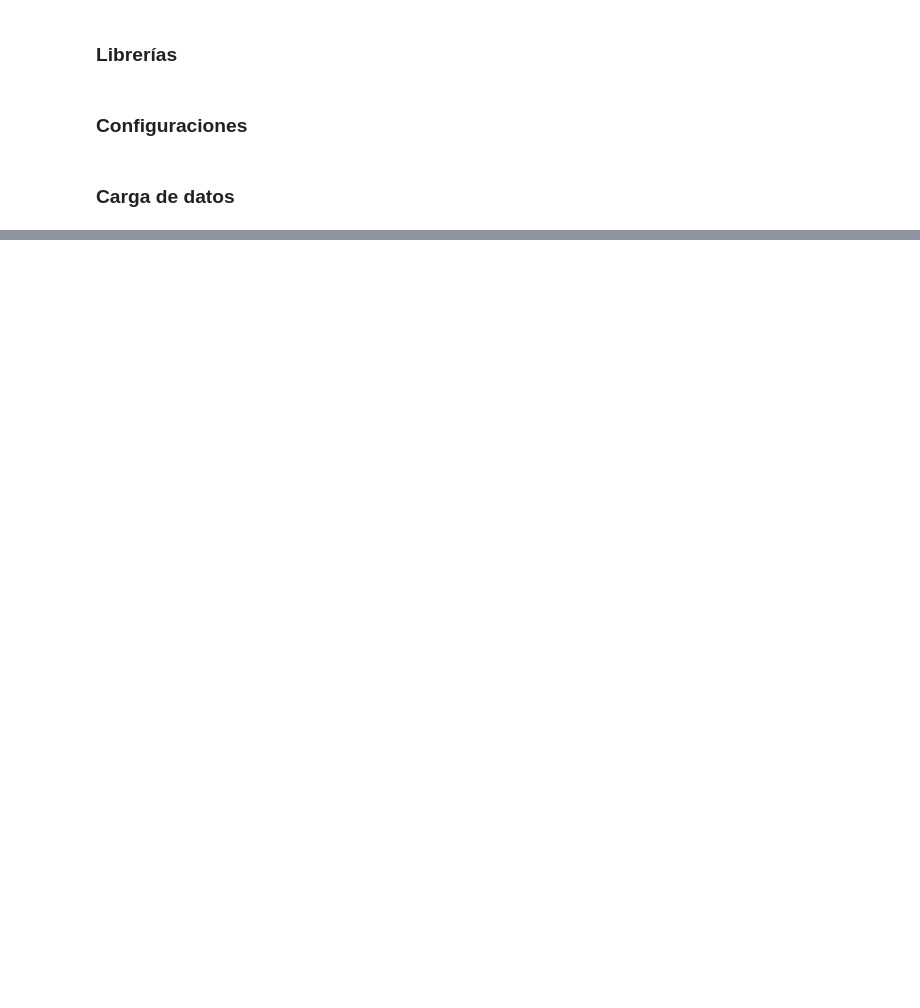
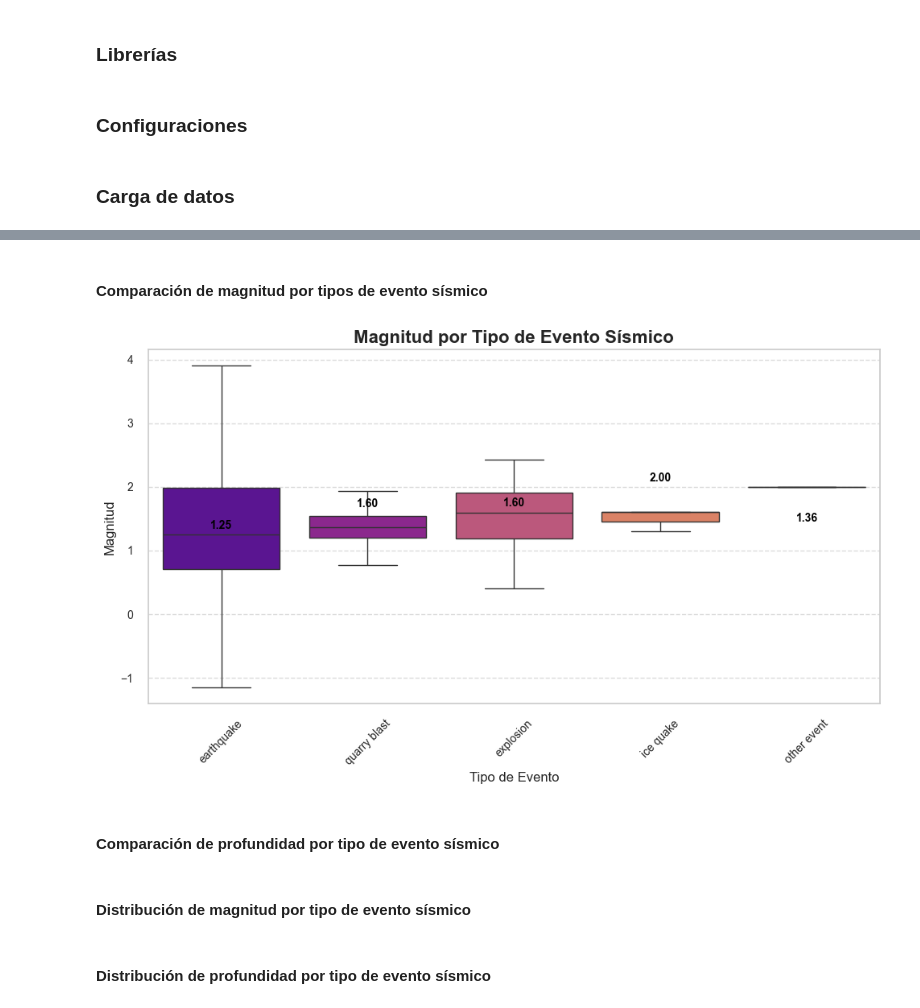
Before and after one commit to carlxngel/Investigaci-n-y-analisis-sobre-seismos, a Jupyter notebook: EDA.ipynb, the cells around one changed output, grey strips where cells are left out. Cells and saved outputs as stored; diff of their text form; code cells hidden in the pictures; blank space fills up the shorter version.

```diff
--- a/EDA.ipynb
+++ b/EDA.ipynb
@@ -49,0 +108,25 @@ dtype: int64
+# %% [markdown]
+#### Comparación de magnitud por tipos de evento sísmico
+# %%
+# Creamos un gráfico de caja para mostrar la magnitud por tipo de evento sísmico
+plt.figure(figsize=(10, 6))
+ax = sns.boxplot(data=df, x='type', y='mag', palette='plasma', showfliers=False, linewidth=1)
+
+# Añadimos etiquetas con la mediana en cada caja
+medians = df.groupby('type')['mag'].median()
+for i, median in enumerate(medians):
+    ax.text(i, median + 0.05, f'{median:.2f}', ha='center', va='bottom', fontsize=10, color='black', fontweight='bold')
+
+# Configuramos el gráfico
+plt.title('Magnitud por Tipo de Evento Sísmico', fontsize=16, fontweight='bold')
+plt.xlabel('Tipo de Evento', fontsize=12)
+plt.ylabel('Magnitud', fontsize=12)
+plt.xticks(rotation=45, fontsize=10)
+plt.yticks(fontsize=10)
+plt.grid(axis='y', linestyle='--', alpha=0.7)
+plt.tight_layout()
+plt.show()
+# %% [output]
+[figure, added]
+# %% [markdown]
+#### Comparación de profundidad por tipo de evento sísmico
@@ -49,0 +152,2 @@ dtype: int64
+# %% [markdown]
+#### Distribución de magnitud por tipo de evento sísmico
@@ -49,0 +168,2 @@ dtype: int64
+# %% [markdown]
+#### Distribución de profundidad por tipo de evento sísmico
```
Also changed, not shown: parts of 14 cells of this notebook, 3 other files.
